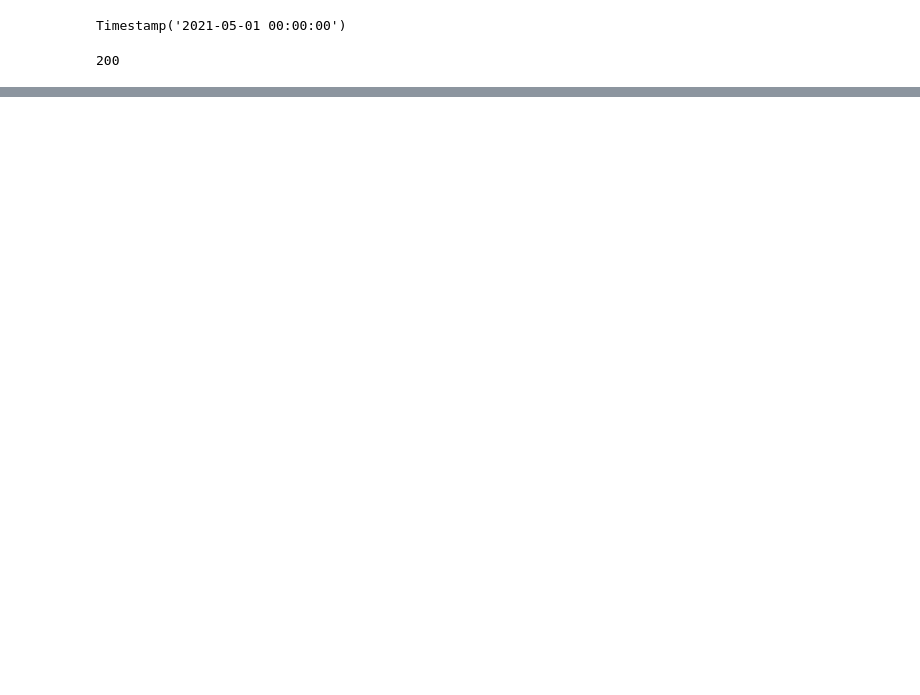
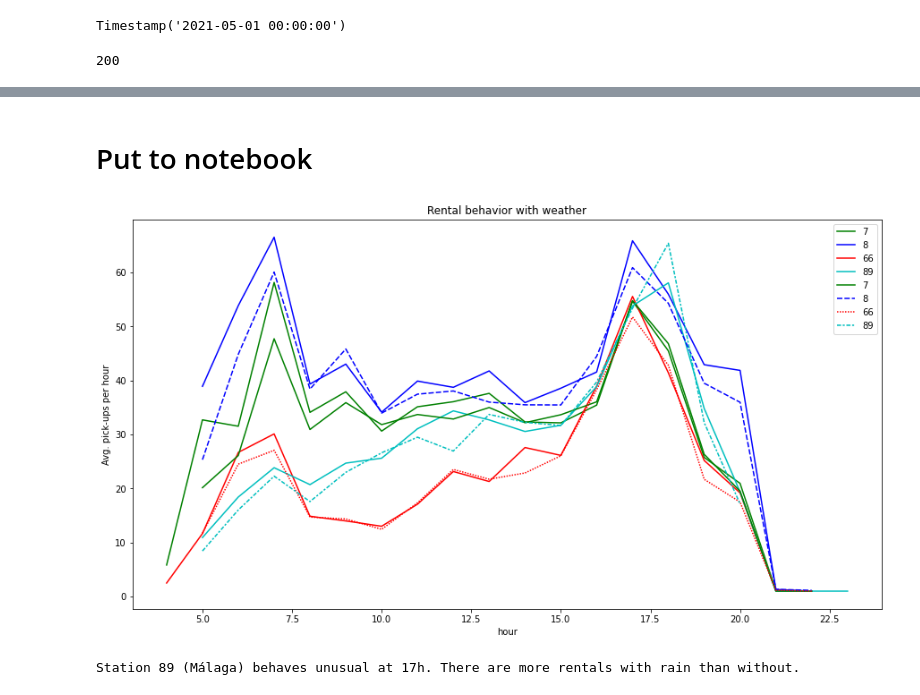
Before and after one commit to McNickSisto/world_data_league, a Jupyter notebook: stage_3/mg_weather.ipynb, the cells around one changed output, grey strips where cells are left out. Cells and saved outputs as stored; diff of their text form; code cells hidden in the pictures; blank space fills up the shorter version.

```diff
--- a/stage_3/mg_weather.ipynb
+++ b/stage_3/mg_weather.ipynb
@@ -111,0 +195,4 @@ r.json()
+# %%
+# create picks df
+picks_dict = dict(bikes_19_pad.picks)
+picks_df = pd.DataFrame(picks_dict).T
@@ -111,0 +201,27 @@ r.json()
+# %% [markdown]
+# Put to notebook
+# %%
+bikes_19_pad = bikes_19_pad.merge(weather_df[['time', 'rain']], left_on='hour', right_on='time').drop(columns='time')
+# %%
+
+# copy only this
+picks_df['hour'] = bikes_19_pad.hour.dt.hour
+picks_df['rain'] = bikes_19_pad.rain
+# %%
+# plot the 4 most important stations
+include = [8, 66, 7, 89, 'hour', 'rain']
+picks_df = picks_df.loc[:,include]
+# %%
+rain_picks = picks_df.groupby(['rain', 'hour']).mean().loc[True,:]
+nrain_picks = picks_df.groupby(['rain', 'hour']).mean().loc[False,:]
+clrs = ['g', 'b', 'r', 'c']
+plt.figure(figsize=(15,8))
+sns.lineplot(data=nrain_picks, dashes=False, palette=clrs)
+sns.lineplot(data=rain_picks, dashes=True, palette=clrs)
+plt.title('Rental behavior with weather')
+plt.ylabel('Avg. pick-ups per hour')
+plt.show()
+print(f'Station 89 ({unique_stations[unique_stations.ID == 89]["Description"].values[0]}) behaves unusual at 17h. There are more rentals with rain than without.')
+# %% [output]
+[figure, added]
+Station 89 (Málaga) behaves unusual at 17h. There are more rentals with rain than without.
```
Also changed, not shown: parts of 17 cells of this notebook.
